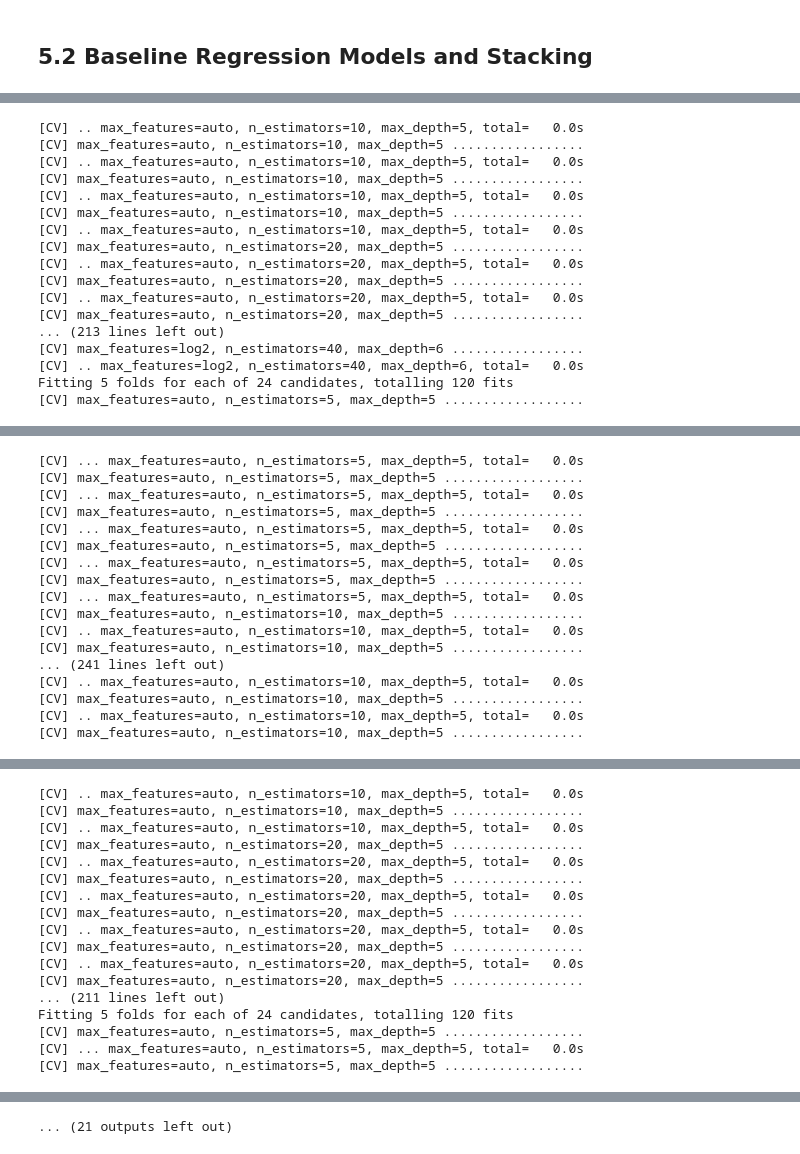
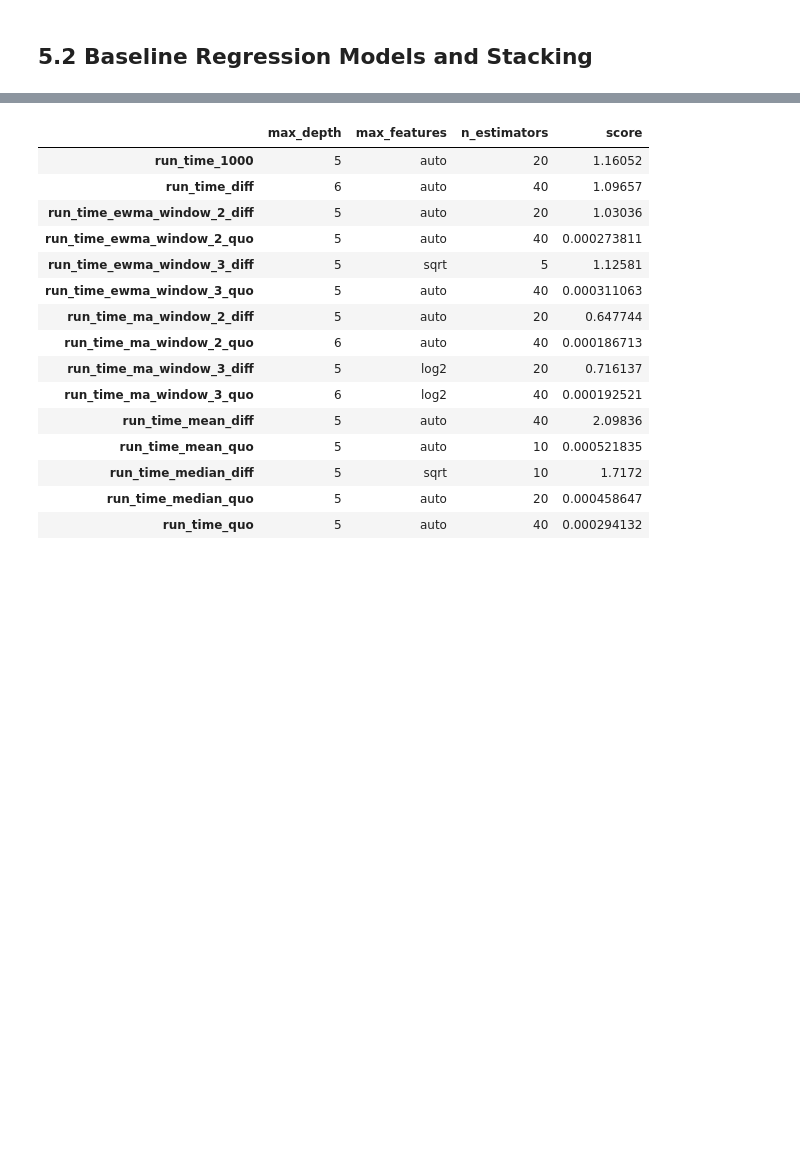
Before and after one commit to terryluzj/ba-fyp-sports-analytics, a Jupyter notebook: analysis/predictive/regression_models.ipynb, the cells around one changed output, grey strips where cells are left out. Cells and saved outputs as stored; diff of their text form; code cells hidden in the pictures; blank space fills up the shorter version.

```diff
--- a/analysis/predictive/regression_models.ipynb
+++ b/analysis/predictive/regression_models.ipynb
@@ -288,4 +315,5 @@ rf_tuned_params = [
      'max_features': ['auto', 'sqrt', 'log2'],
      'max_depth': [5, 6]}
 ]
+get_best_model('rf', RandomForestRegressor, rf_tuned_params, scoring=rmse_score, verbose=1)
 # %% [output]
@@ -348,17 +319,0 @@ Fitting 5 folds for each of 24 candidates, totalling 120 fits
-[CV] .. max_features=auto, n_estimators=10, max_depth=5, total=   0.0s
-[CV] max_features=auto, n_estimators=10, max_depth=5 .................
-[CV] .. max_features=auto, n_estimators=10, max_depth=5, total=   0.0s
-[CV] max_features=auto, n_estimators=10, max_depth=5 .................
-[CV] .. max_features=auto, n_estimators=10, max_depth=5, total=   0.0s
-[CV] max_features=auto, n_estimators=10, max_depth=5 .................
-[CV] .. max_features=auto, n_estimators=10, max_depth=5, total=   0.0s
-[CV] max_features=auto, n_estimators=20, max_depth=5 .................
-[CV] .. max_features=auto, n_estimators=20, max_depth=5, total=   0.0s
-[CV] max_features=auto, n_estimators=20, max_depth=5 .................
-[CV] .. max_features=auto, n_estimators=20, max_depth=5, total=   0.0s
-[CV] max_features=auto, n_estimators=20, max_depth=5 .................
-... (213 lines left out)
-[CV] max_features=log2, n_estimators=40, max_depth=6 .................
-[CV] .. max_features=log2, n_estimators=40, max_depth=6, total=   0.0s
-Fitting 5 folds for each of 24 candidates, totalling 120 fits
-[CV] max_features=auto, n_estimators=5, max_depth=5 ..................
@@ -367,17 +319,0 @@ Fitting 5 folds for each of 24 candidates, totalling 120 fits
-[CV] ... max_features=auto, n_estimators=5, max_depth=5, total=   0.0s
-[CV] max_features=auto, n_estimators=5, max_depth=5 ..................
-[CV] ... max_features=auto, n_estimators=5, max_depth=5, total=   0.0s
-[CV] max_features=auto, n_estimators=5, max_depth=5 ..................
-[CV] ... max_features=auto, n_estimators=5, max_depth=5, total=   0.0s
-[CV] max_features=auto, n_estimators=5, max_depth=5 ..................
-[CV] ... max_features=auto, n_estimators=5, max_depth=5, total=   0.0s
-[CV] max_features=auto, n_estimators=5, max_depth=5 ..................
-[CV] ... max_features=auto, n_estimators=5, max_depth=5, total=   0.0s
-[CV] max_features=auto, n_estimators=10, max_depth=5 .................
-[CV] .. max_features=auto, n_estimators=10, max_depth=5, total=   0.0s
-[CV] max_features=auto, n_estimators=10, max_depth=5 .................
-... (241 lines left out)
-[CV] .. max_features=auto, n_estimators=10, max_depth=5, total=   0.0s
-[CV] max_features=auto, n_estimators=10, max_depth=5 .................
-[CV] .. max_features=auto, n_estimators=10, max_depth=5, total=   0.0s
-[CV] max_features=auto, n_estimators=10, max_depth=5 .................
@@ -386,17 +319,0 @@ Fitting 5 folds for each of 24 candidates, totalling 120 fits
-[CV] .. max_features=auto, n_estimators=10, max_depth=5, total=   0.0s
-[CV] max_features=auto, n_estimators=10, max_depth=5 .................
-[CV] .. max_features=auto, n_estimators=10, max_depth=5, total=   0.0s
-[CV] max_features=auto, n_estimators=20, max_depth=5 .................
-[CV] .. max_features=auto, n_estimators=20, max_depth=5, total=   0.0s
-[CV] max_features=auto, n_estimators=20, max_depth=5 .................
-[CV] .. max_features=auto, n_estimators=20, max_depth=5, total=   0.0s
-[CV] max_features=auto, n_estimators=20, max_depth=5 .................
-[CV] .. max_features=auto, n_estimators=20, max_depth=5, total=   0.0s
-[CV] max_features=auto, n_estimators=20, max_depth=5 .................
-[CV] .. max_features=auto, n_estimators=20, max_depth=5, total=   0.0s
-[CV] max_features=auto, n_estimators=20, max_depth=5 .................
-... (211 lines left out)
-Fitting 5 folds for each of 24 candidates, totalling 120 fits
-[CV] max_features=auto, n_estimators=5, max_depth=5 ..................
-[CV] ... max_features=auto, n_estimators=5, max_depth=5, total=   0.0s
-[CV] max_features=auto, n_estimators=5, max_depth=5 ..................
@@ -405 +320,16 @@ Fitting 5 folds for each of 24 candidates, totalling 120 fits
-... (21 outputs left out)
+|  | max_depth | max_features | n_estimators | score |
+| run_time_1000 | 5 | auto | 20 | 1.16052 |
+| run_time_diff | 6 | auto | 40 | 1.09657 |
+| run_time_ewma_window_2_diff | 5 | auto | 20 | 1.03036 |
+| run_time_ewma_window_2_quo | 5 | auto | 40 | 0.000273811 |
+| run_time_ewma_window_3_diff | 5 | sqrt | 5 | 1.12581 |
+| run_time_ewma_window_3_quo | 5 | auto | 40 | 0.000311063 |
+| run_time_ma_window_2_diff | 5 | auto | 20 | 0.647744 |
+| run_time_ma_window_2_quo | 6 | auto | 40 | 0.000186713 |
+| run_time_ma_window_3_diff | 5 | log2 | 20 | 0.716137 |
+| run_time_ma_window_3_quo | 6 | log2 | 40 | 0.000192521 |
+| run_time_mean_diff | 5 | auto | 40 | 2.09836 |
+| run_time_mean_quo | 5 | auto | 10 | 0.000521835 |
+| run_time_median_diff | 5 | sqrt | 10 | 1.7172 |
+| run_time_median_quo | 5 | auto | 20 | 0.000458647 |
+| run_time_quo | 5 | auto | 40 | 0.000294132 |
```
Also changed, not shown: parts of 18 cells of this notebook, 1 other file.
